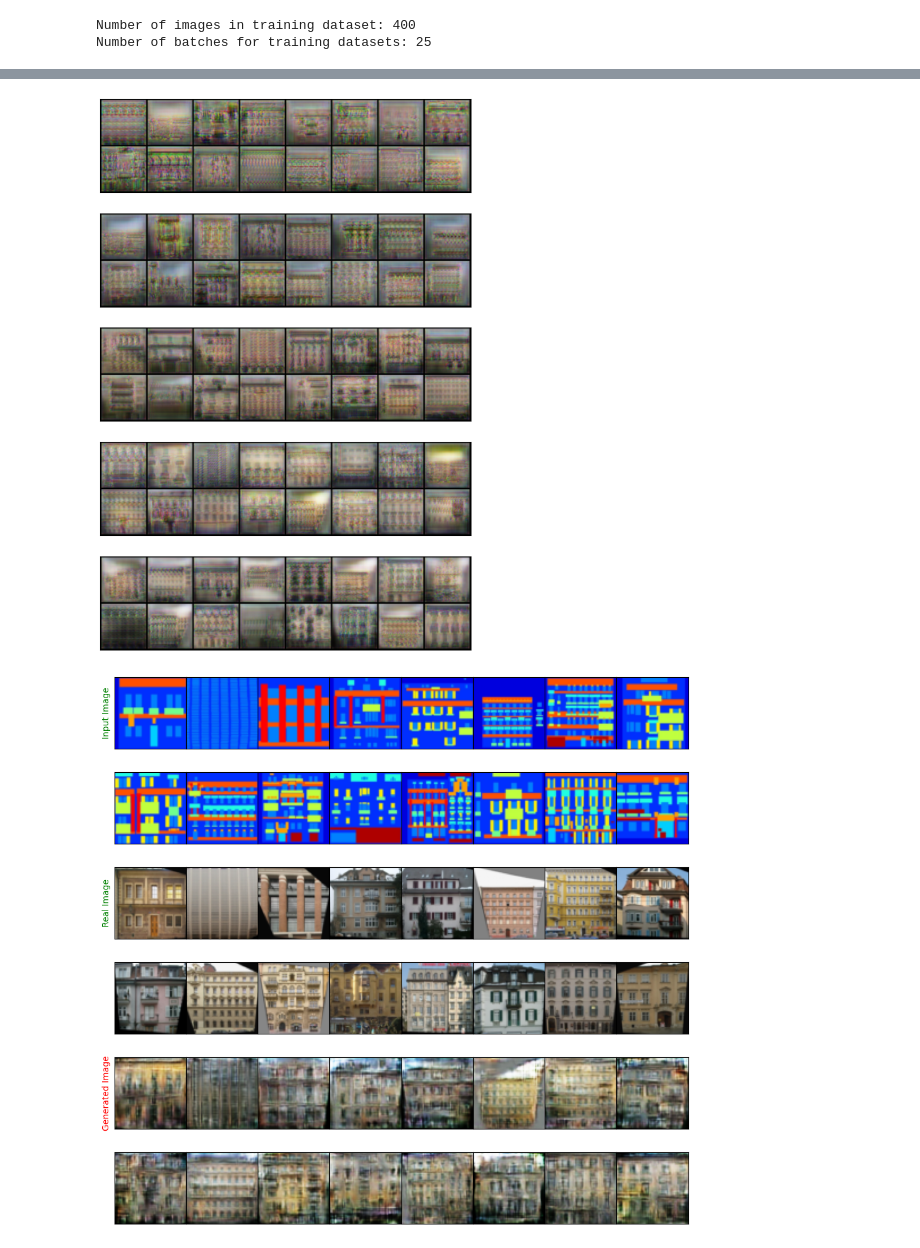
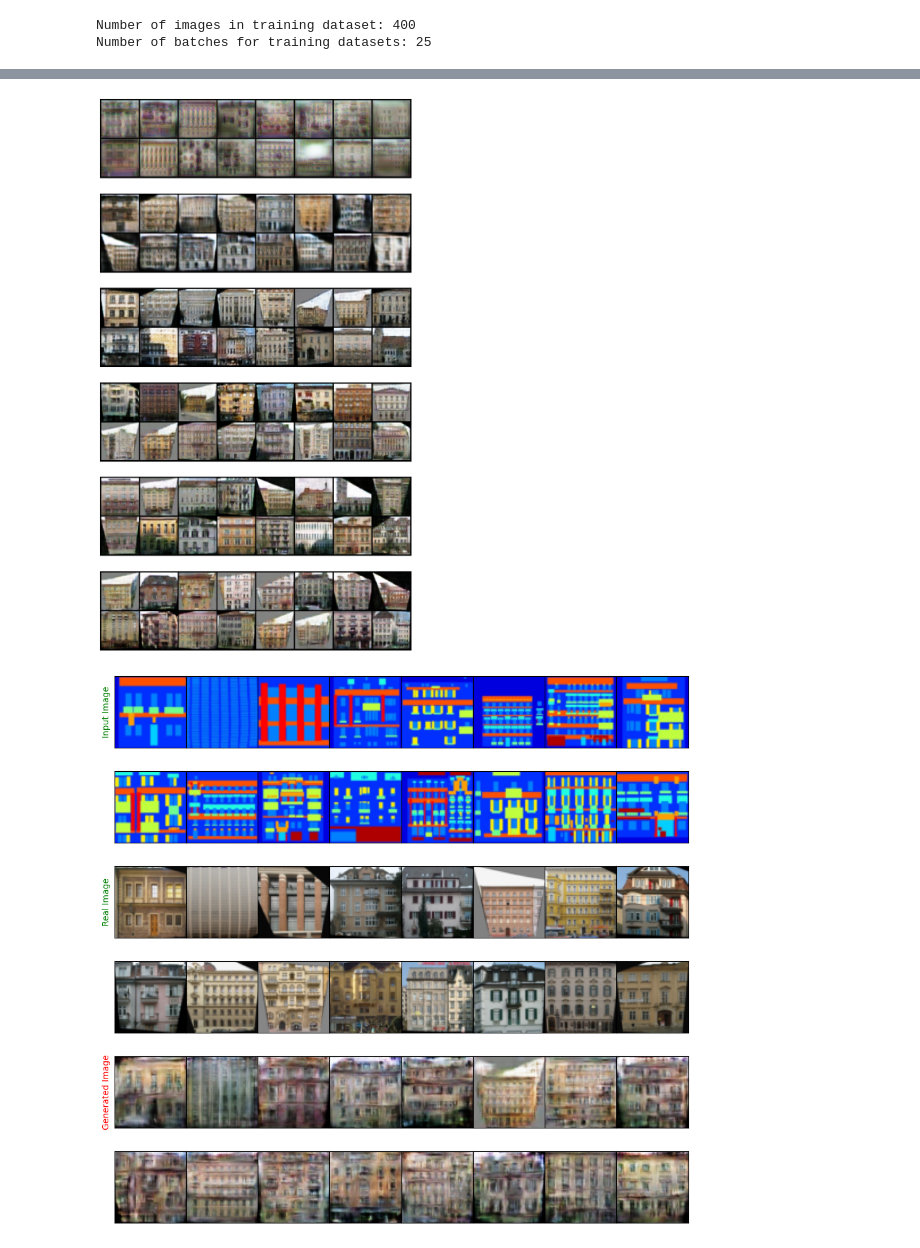
Before and after one commit to albertkao227/img2img-translation, a Jupyter notebook: pix2pix/pix2pix_simple.ipynb, the cells around one changed output, grey strips where cells are left out. Cells and saved outputs as stored; diff of their text form; code cells hidden in the pictures.

```diff
--- a/pix2pix/pix2pix_simple.ipynb
+++ b/pix2pix/pix2pix_simple.ipynb
@@ -298,7 +309,7 @@ def train_loop(train_dl, G, D, num_epoch, lr=0.0002, betas=(0.5, 0.999)):
 # %%
 G = Generator()
 D = Discriminator()
-EPOCH = 1000
+EPOCH = 1500
 trained_G, trained_D = train_loop(train_dl, G, D, EPOCH)
 # %% [output]
 Epoch: 0
@@ -331,12 +339,12 @@ def load_model(name):
     G.eval()
     return G.to(device)
 
-def train_show_img(name, G):
+def train_show_img(idx, G):
     root = "generated"
-    fig, axes = plt.subplots(int(name), 1, figsize=(12, 18))
+    fig, axes = plt.subplots(len(idx), 1, figsize=(12, 18))
     ax = axes.ravel()
-    for i in range(int(name)):
-        filename = os.path.join(root, f"fake{str(i+1)}.png")
+    for i in range(len(idx)):
+        filename = os.path.join(root, f"fake{str(idx[i]+1)}.png")
         ax[i].imshow(Image.open(filename))
         ax[i].set_xticks([])
         ax[i].set_yticks([])
@@ -378,11 +386,11 @@ def evaluate(val_dl, name, G):
             break
 # %%
 
-train_show_img(5, trained_G)
+train_show_img([5, 50, 250, 700, 1000, 1499], trained_G)
 # %% [output]
-[figure, old version]
+[figure, new version]
 # %%
 
-evaluate(val_dl, 5, trained_G)
+evaluate(val_dl, 1, trained_G)
 # %% [output]
-[figure, old version]
+[figure, new version]
```
Also changed, not shown: parts of 3 cells of this notebook, 1 other file.
